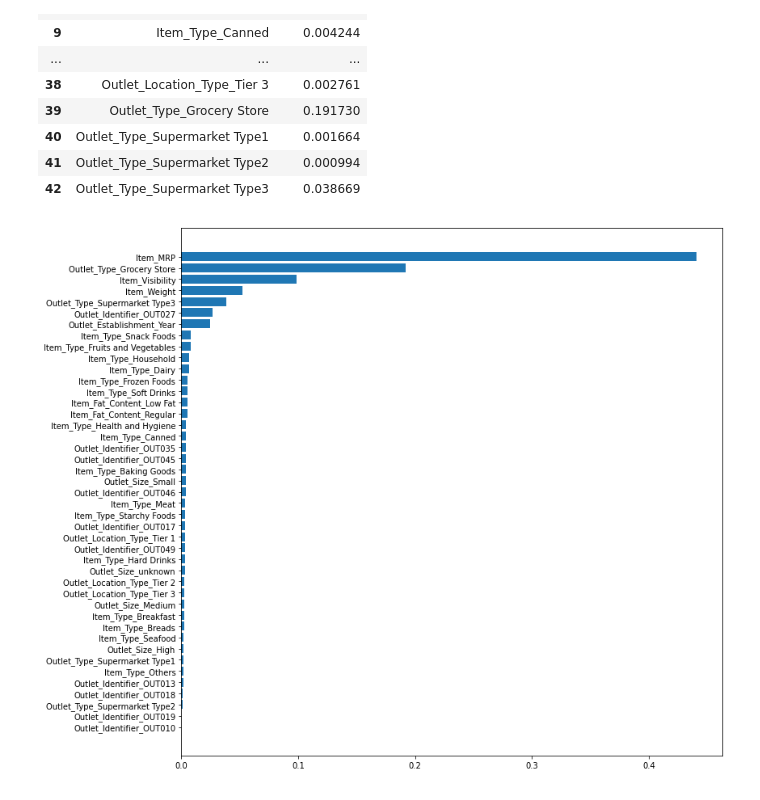
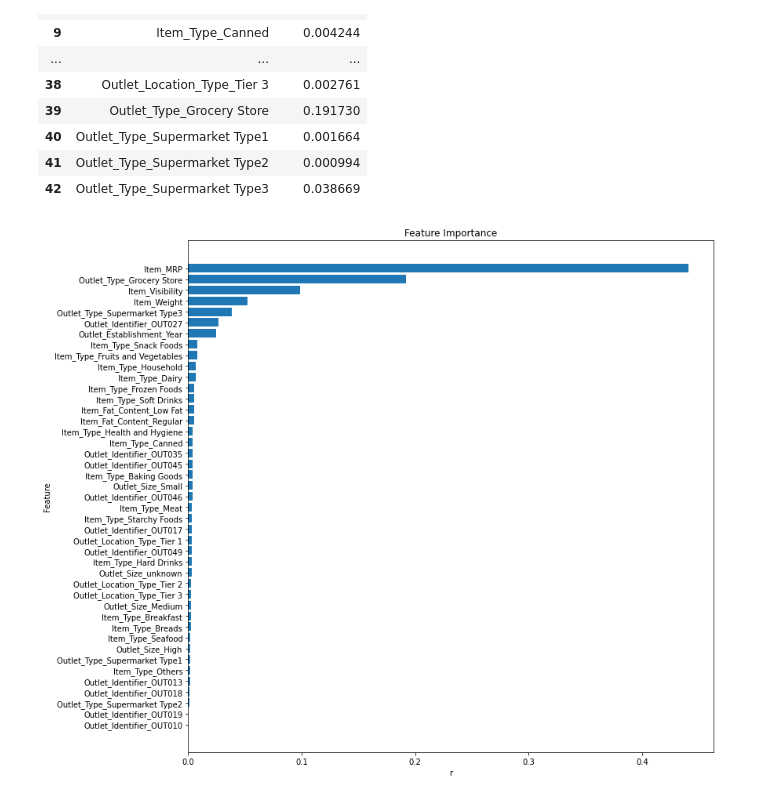
Before and after one commit to Manel-MH/Sales-Predictions, a Jupyter notebook: Project1_Sales_Predictions.ipynb, the cells around one changed output. Cells and saved outputs as stored; diff of their text form; code cells hidden in the pictures.

```diff
--- a/Project1_Sales_Predictions.ipynb
+++ b/Project1_Sales_Predictions.ipynb
@@ -932,6 +934,10 @@ feature_importances
 # %%
 feature_importances.sort_values(by = 'Importance', inplace = True)
 plt.figure(figsize = (12, 12))
-plt.barh(feature_importances['Feature'], feature_importances['Importance']);
+plt.barh(feature_importances['Feature'], feature_importances['Importance'])
+plt.xlabel('r')
+plt.ylabel('Feature')
+plt.title('Feature Importance')
+plt.show();
 # %% [output]
-[figure, old version]
+[figure, new version]
```
Also changed, not shown: parts of 1 cell of this notebook.
